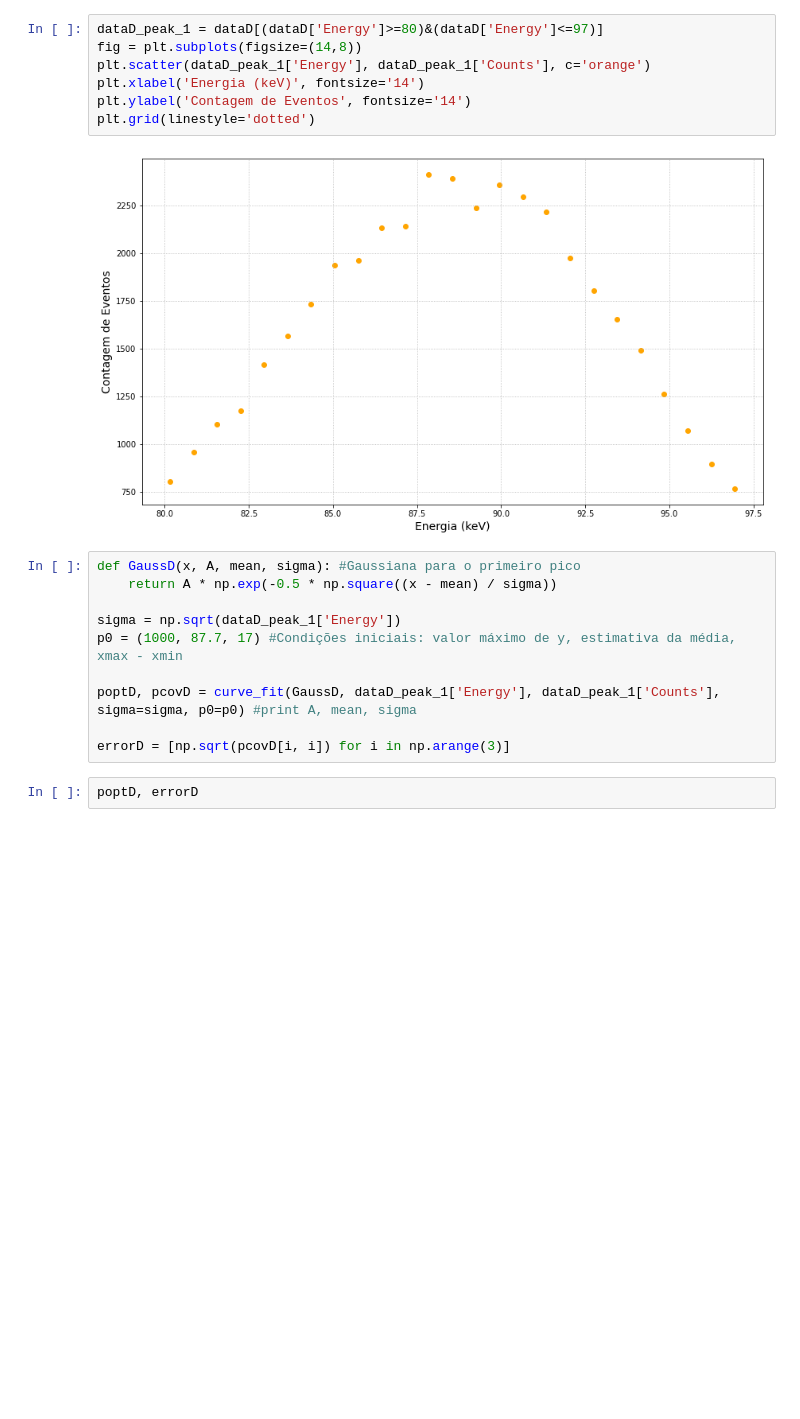
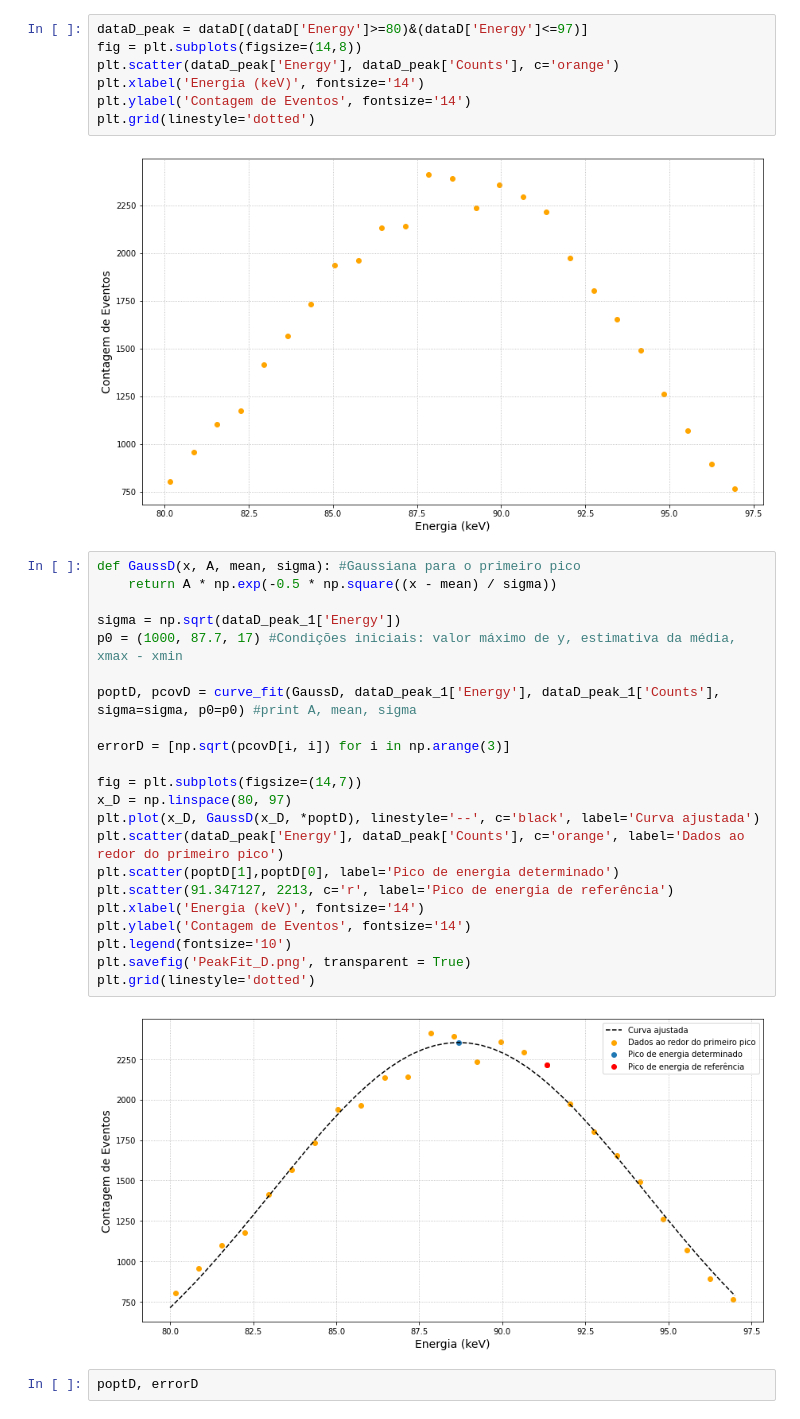
Before and after one commit to goulartsursula/DisciplinasUERJ, a Jupyter notebook: Estrutura da Materia 3/EspectroscopiaGama.ipynb, the cells around one changed output. Saved outputs shown, nothing was run; the diff lists cells and outputs as text; blank space fills up the shorter version.

```diff
--- a/Estrutura da Materia 3/EspectroscopiaGama.ipynb
+++ b/Estrutura da Materia 3/EspectroscopiaGama.ipynb
@@ -644,7 +718,7 @@ plt.grid(linestyle='dotted')
 # %%
-dataD_peak_1 = dataD[(dataD['Energy']>=80)&(dataD['Energy']<=97)]
+dataD_peak = dataD[(dataD['Energy']>=80)&(dataD['Energy']<=97)]
 fig = plt.subplots(figsize=(14,8))
-plt.scatter(dataD_peak_1['Energy'], dataD_peak_1['Counts'], c='orange')
+plt.scatter(dataD_peak['Energy'], dataD_peak['Counts'], c='orange')
 plt.xlabel('Energia (keV)', fontsize='14')
 plt.ylabel('Contagem de Eventos', fontsize='14')
 plt.grid(linestyle='dotted')
@@ -653,13 +727,27 @@ plt.grid(linestyle='dotted')
 # %%
 def GaussD(x, A, mean, sigma): #Gaussiana para o primeiro pico
     return A * np.exp(-0.5 * np.square((x - mean) / sigma))
 
 sigma = np.sqrt(dataD_peak_1['Energy'])
 p0 = (1000, 87.7, 17) #Condições iniciais: valor máximo de y, estimativa da média, xmax - xmin
 
 poptD, pcovD = curve_fit(GaussD, dataD_peak_1['Energy'], dataD_peak_1['Counts'], sigma=sigma, p0=p0) #print A, mean, sigma
 
 errorD = [np.sqrt(pcovD[i, i]) for i in np.arange(3)]
+
+fig = plt.subplots(figsize=(14,7))
+x_D = np.linspace(80, 97)
+plt.plot(x_D, GaussD(x_D, *poptD), linestyle='--', c='black', label='Curva ajustada')
+plt.scatter(dataD_peak['Energy'], dataD_peak['Counts'], c='orange', label='Dados ao redor do primeiro pico')
+plt.scatter(poptD[1],poptD[0], label='Pico de energia determinado')
+plt.scatter(91.347127, 2213, c='r', label='Pico de energia de referência')
+plt.xlabel('Energia (keV)', fontsize='14')
+plt.ylabel('Contagem de Eventos', fontsize='14')
+plt.legend(fontsize='10')
+plt.savefig('PeakFit_D.png', transparent = True)
+plt.grid(linestyle='dotted')
+# %% [output]
+[figure, added]
 # %%
 poptD, errorD
 # %% [output]
```
Also changed, not shown: parts of 11 cells of this notebook.
